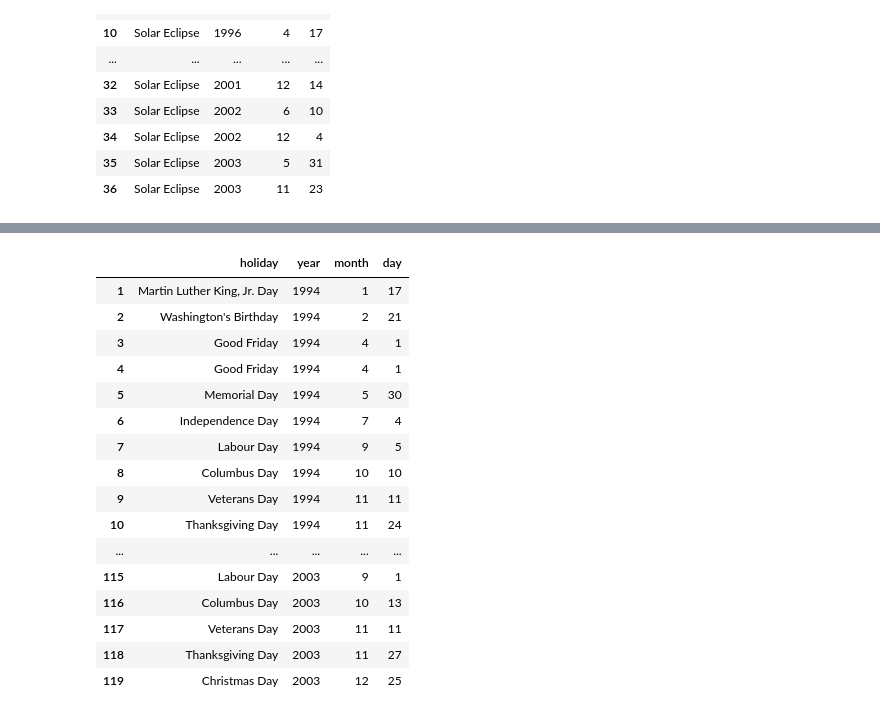
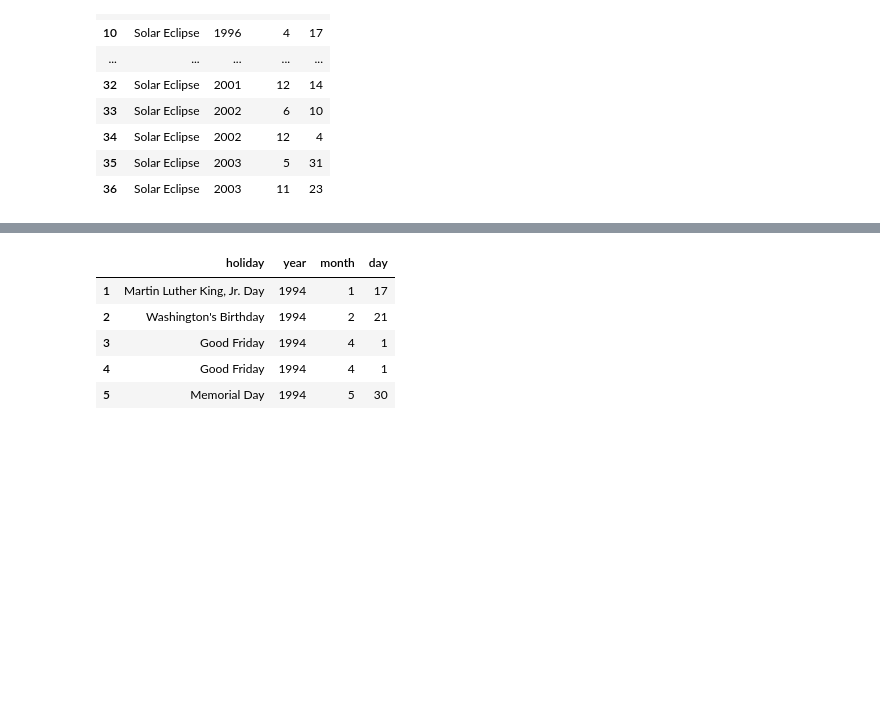
Before and after one commit to Ankourii/ETL, a Jupyter notebook: notebooks/Cleaning.ipynb, the cells around one changed output, grey strips where cells are left out. Cells and saved outputs as stored; diff of their text form; code cells hidden in the pictures; blank space fills up the shorter version.

```diff
--- a/notebooks/Cleaning.ipynb
+++ b/notebooks/Cleaning.ipynb
@@ -299,24 +266,13 @@ combined_holidays['day'] = combined_holidays['day'].astype(int)
 # %%
 combined_holidays=combined_holidays[1:]
 # %%
-combined_holidays
+combined_holidays.head()
 # %% [output]
 |  | holiday | year | month | day |
 | 1 | Martin Luther King, Jr. Day | 1994 | 1 | 17 |
 | 2 | Washington's Birthday | 1994 | 2 | 21 |
 | 3 | Good Friday | 1994 | 4 | 1 |
 | 4 | Good Friday | 1994 | 4 | 1 |
 | 5 | Memorial Day | 1994 | 5 | 30 |
-| 6 | Independence Day | 1994 | 7 | 4 |
-| 7 | Labour Day | 1994 | 9 | 5 |
-| 8 | Columbus Day | 1994 | 10 | 10 |
-| 9 | Veterans Day | 1994 | 11 | 11 |
-| 10 | Thanksgiving Day | 1994 | 11 | 24 |
-| ... | ... | ... | ... | ... |
-| 115 | Labour Day | 2003 | 9 | 1 |
-| 116 | Columbus Day | 2003 | 10 | 13 |
-| 117 | Veterans Day | 2003 | 11 | 11 |
-| 118 | Thanksgiving Day | 2003 | 11 | 27 |
-| 119 | Christmas Day | 2003 | 12 | 25 |
 # %%
 combined_holidays.to_csv('../data/clean/holidays_clean.csv')
```
Also changed, not shown: parts of 3 cells of this notebook.
